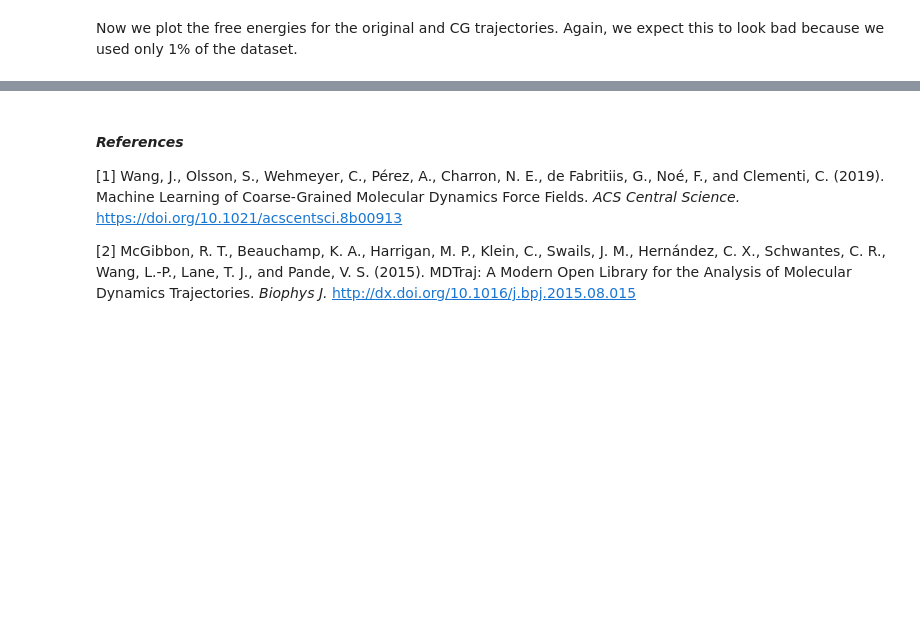
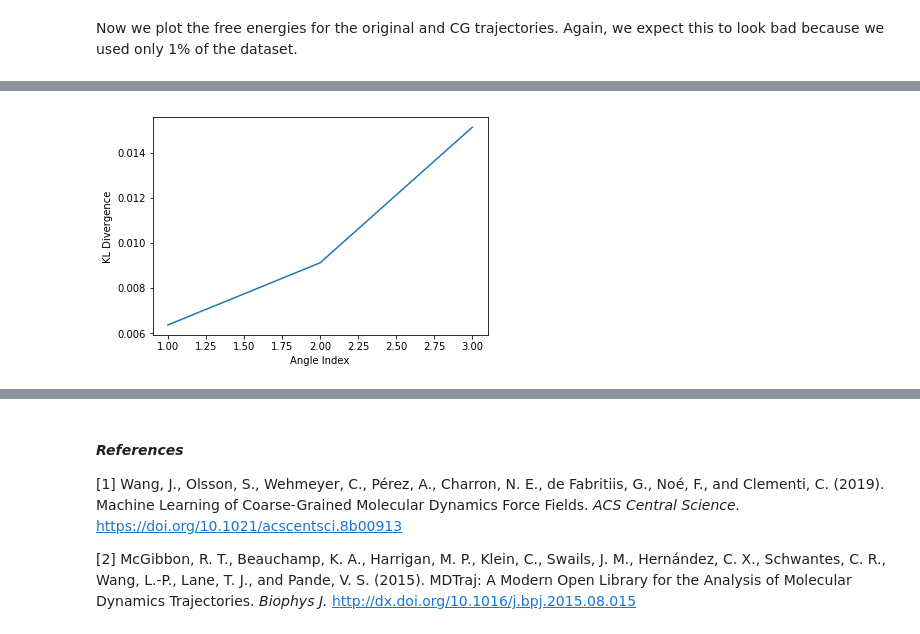
Before and after one commit to coarse-graining/cgnet, a Jupyter notebook: examples/Training-A-Coarse-Grained-Force-Field.ipynb, the cells around one changed output, grey strips where cells are left out. Cells and saved outputs as stored; diff of their text form; code cells hidden in the pictures; blank space fills up the shorter version.

```diff
--- a/examples/Training-A-Coarse-Grained-Force-Field.ipynb
+++ b/examples/Training-A-Coarse-Grained-Force-Field.ipynb
@@ -344,0 +460,7 @@ plt.tight_layout()
+# %%
+plt.plot(np.arange(1,len(divs)+1,1), divs)
+plt.xlabel('Angle Index')
+plt.ylabel('KL Divergence')
+plt.show()
+# %% [output]
+[figure, added]
```
Also changed, not shown: parts of 26 cells of this notebook, 2 other files.
